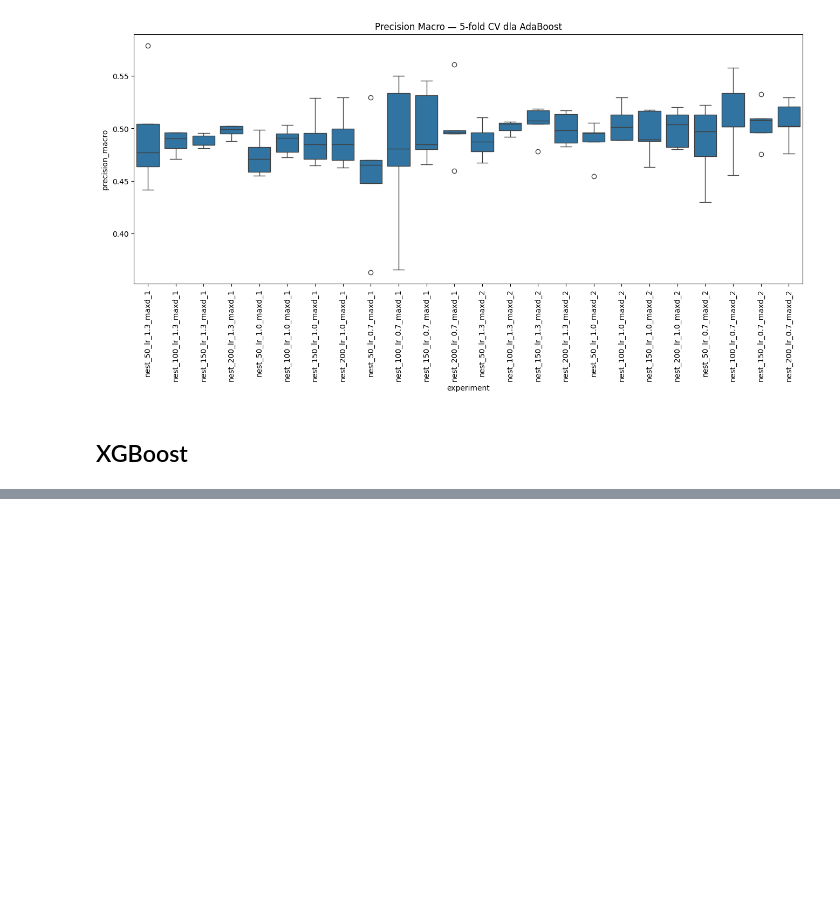
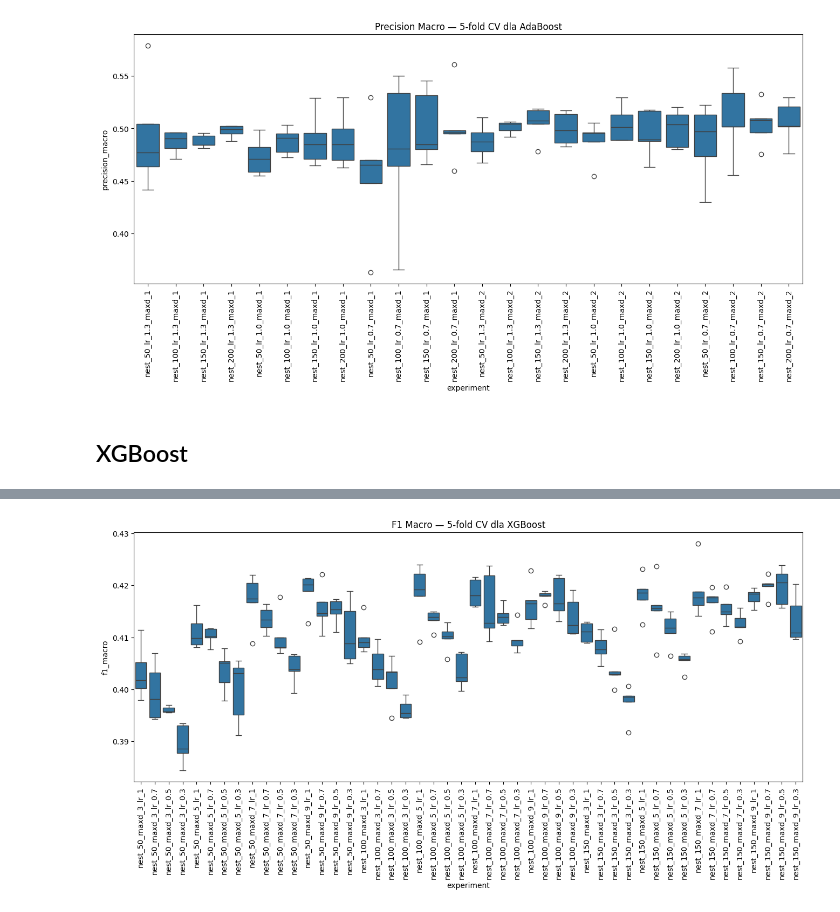
Before and after one commit to TytanMikJas/MachineLearningProjects, a Jupyter notebook: Ensemble.ipynb, the cells around one changed output, grey strips where cells are left out. Saved outputs shown, nothing was run; the diff lists cells and outputs as text; code cells hidden in the pictures; blank space fills up the shorter version.

```diff
--- a/Ensemble.ipynb
+++ b/Ensemble.ipynb
@@ -741,37 +741,16 @@ plt.show()
 # %% [markdown]
 ## XGBoost
 # %%
-param_grid_xgb = [
-    {'n_estimators': 50, 'learning_rate': 1.3, 'max_depth': 1},
-    {'n_estimators': 100, 'learning_rate': 1.3, 'max_depth': 1},
-    {'n_estimators': 150, 'learning_rate': 1.3, 'max_depth': 1},
-    {'n_estimators': 200, 'learning_rate': 1.3, 'max_depth': 1},
-    {'n_estimators': 50, 'learning_rate': 1.0, 'max_depth': 1},
-    {'n_estimators': 100, 'learning_rate': 1.0, 'max_depth': 1},
-    {'n_estimators': 150, 'learning_rate': 1.0, 'max_depth': 1},
-    {'n_estimators': 200, 'learning_rate': 1.0, 'max_depth': 1},
-    {'n_estimators': 50, 'learning_rate': 0.7, 'max_depth': 1},
-    {'n_estimators': 100, 'learning_rate': 0.7, 'max_depth': 1},
-    {'n_estimators': 150, 'learning_rate': 0.7, 'max_depth': 1},
-    {'n_estimators': 200, 'learning_rate': 0.7, 'max_depth': 1},
-
-    {'n_estimators': 50, 'learning_rate': 1.3, 'max_depth': 2},
-    {'n_estimators': 100, 'learning_rate': 1.3, 'max_depth': 2},
-    {'n_estimators': 150, 'learning_rate': 1.3, 'max_depth': 2},
-    {'n_estimators': 200, 'learning_rate': 1.3, 'max_depth': 2},
-    {'n_estimators': 50, 'learning_rate': 1.0, 'max_depth': 2},
-    {'n_estimators': 100, 'learning_rate': 1.0, 'max_depth': 2},
-    {'n_estimators': 150, 'learning_rate': 1.0, 'max_depth': 2},
-    {'n_estimators': 200, 'learning_rate': 1.0, 'max_depth': 2},
-    {'n_estimators': 50, 'learning_rate': 0.7, 'max_depth': 2},
-    {'n_estimators': 100, 'learning_rate': 0.7, 'max_depth': 2},
-    {'n_estimators': 150, 'learning_rate': 0.7, 'max_depth': 2},
-    {'n_estimators': 200, 'learning_rate': 0.7, 'max_depth': 2},
+param_grid_xgboost = [
+    {'n_estimators': n, 'max_depth': d, 'learning_rate': lr}
+    for n in [50, 100, 150]
+    for d in [3, 5, 7, 9]
+    for lr in [1, 0.7, 0.5, 0.3]
 ]
 # %%
 xgb_results_list = []
 
-for params in param_grid_xgb:
+for params in param_grid_xgboost:
     exp_name = f"nest_{params['n_estimators']}_maxd_{params['max_depth']}_lr_{params['learning_rate']}"
 
     print(f"Test: {exp_name}")
@@ -787,7 +766,6 @@ for params in param_grid_xgb:
                 n_estimators=params['n_estimators'],
                 max_depth=params['max_depth'],
                 learning_rate=params['learning_rate'],
-                use_label_encoder=False,
                 eval_metric='mlogloss',
                 n_jobs=-1,
             ))
@@ -811,0 +808,10 @@ for params in param_grid_xgb:
+# %%
+xgb_results_df = pd.DataFrame(xgb_results_list)
+# %%
+plt.figure(figsize=(16,6))
+sns.boxplot(data=xgb_results_df, x='experiment', y='f1_macro')
+plt.xticks(rotation=90)
+plt.title("F1 Macro — 5-fold CV dla XGBoost")
+plt.show()
+# %% [output]
+[figure, added]
```
Also changed, not shown: parts of 5 cells of this notebook.
